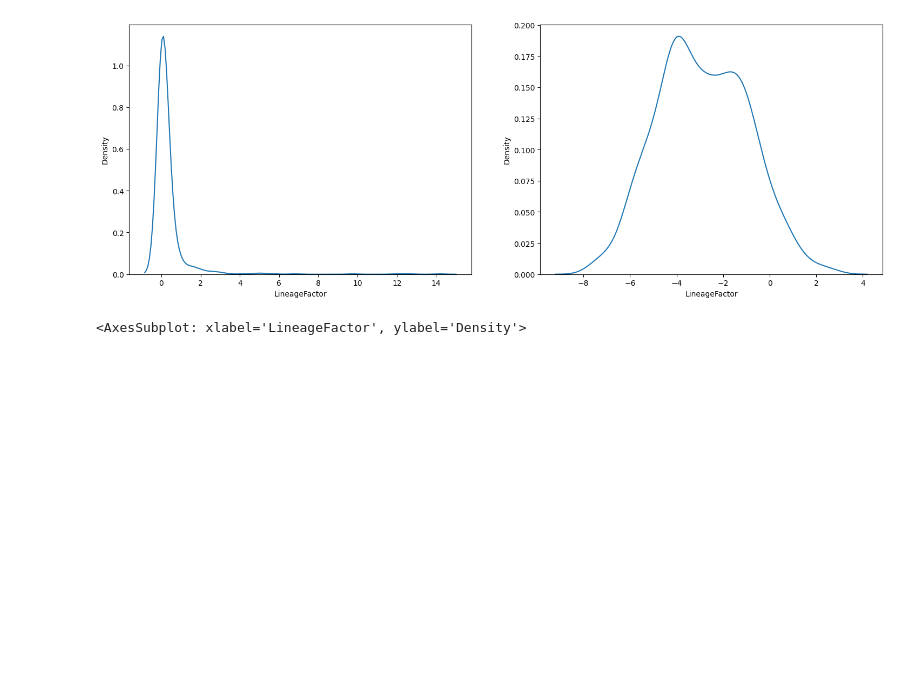
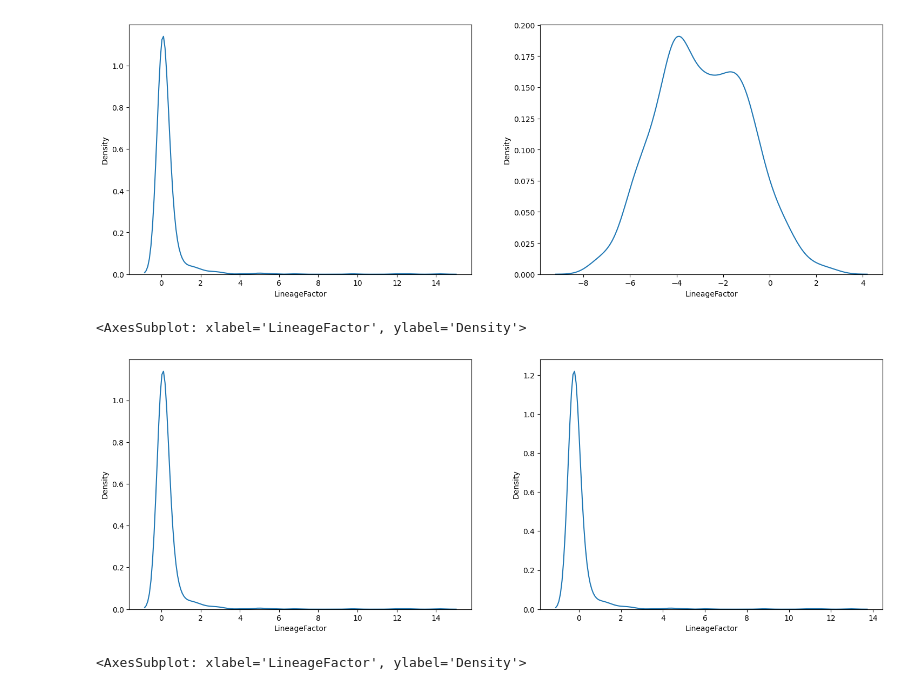
Before and after one commit to yashpaneliya/CS60050-Machine-Learning, a Jupyter notebook: P1/Polydipsia Prediction.ipynb, the cells around one changed output. Saved outputs shown, nothing was run; the diff lists cells and outputs as text; code cells hidden in the pictures; blank space fills up the shorter version.

```diff
--- a/P1/Polydipsia Prediction.ipynb
+++ b/P1/Polydipsia Prediction.ipynb
@@ -546,6 +640,24 @@ sns.kdeplot(log_lineage_df)
 # %% [output]
 <AxesSubplot: xlabel='LineageFactor', ylabel='Density'>
 [figure]
+# %%
+lineage_z_norm_df = df['LineageFactor']
+
+# Calculate the mean and standard deviation of the column
+mean = lineage_z_norm_df.mean()
+std = lineage_z_norm_df.std()
+
+# Apply Z-normalization using the mean and standard deviation
+lineage_z_norm_df = (lineage_z_norm_df - mean) / std
+
+plt.figure(figsize=(18,6))
+plt.subplot(1,2,1)
+sns.kdeplot(df['LineageFactor'])
+plt.subplot(1,2,2)
+sns.kdeplot(lineage_z_norm_df)
+# %% [output]
+<AxesSubplot: xlabel='LineageFactor', ylabel='Density'>
+[figure, added]
 # %%
 # Applying quadratic tranformation to LineageFactor feature
 quad_lineage_df = np.power(df['LineageFactor'],2)
```
Also changed, not shown: parts of 12 cells of this notebook.
